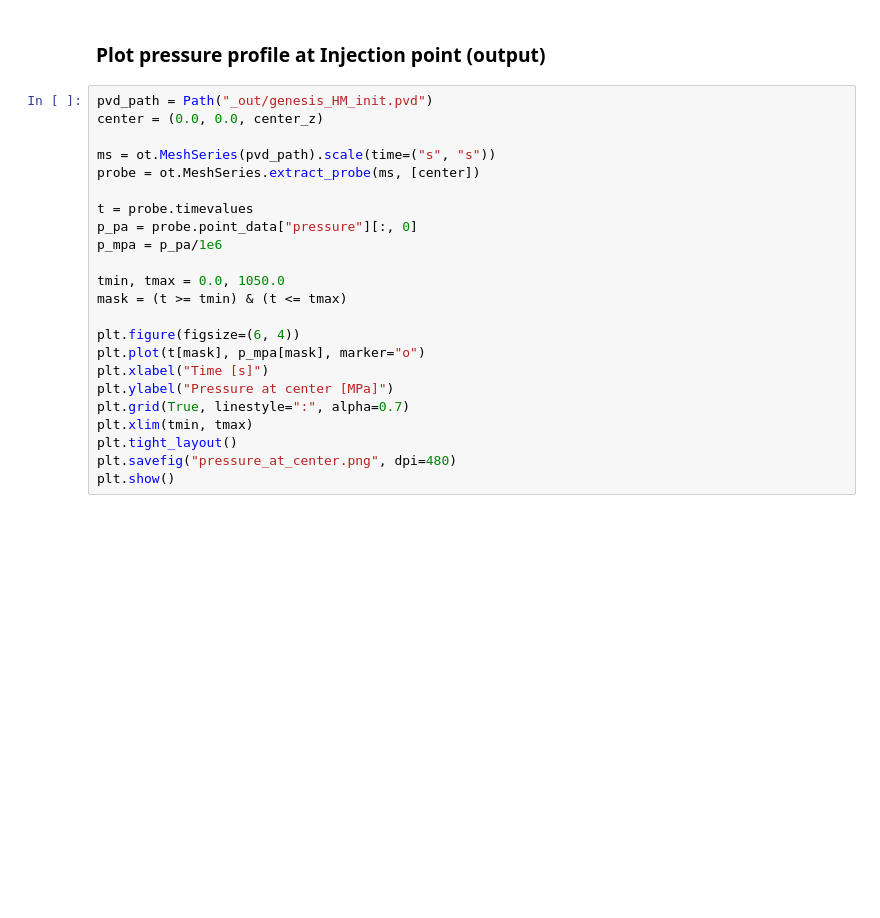
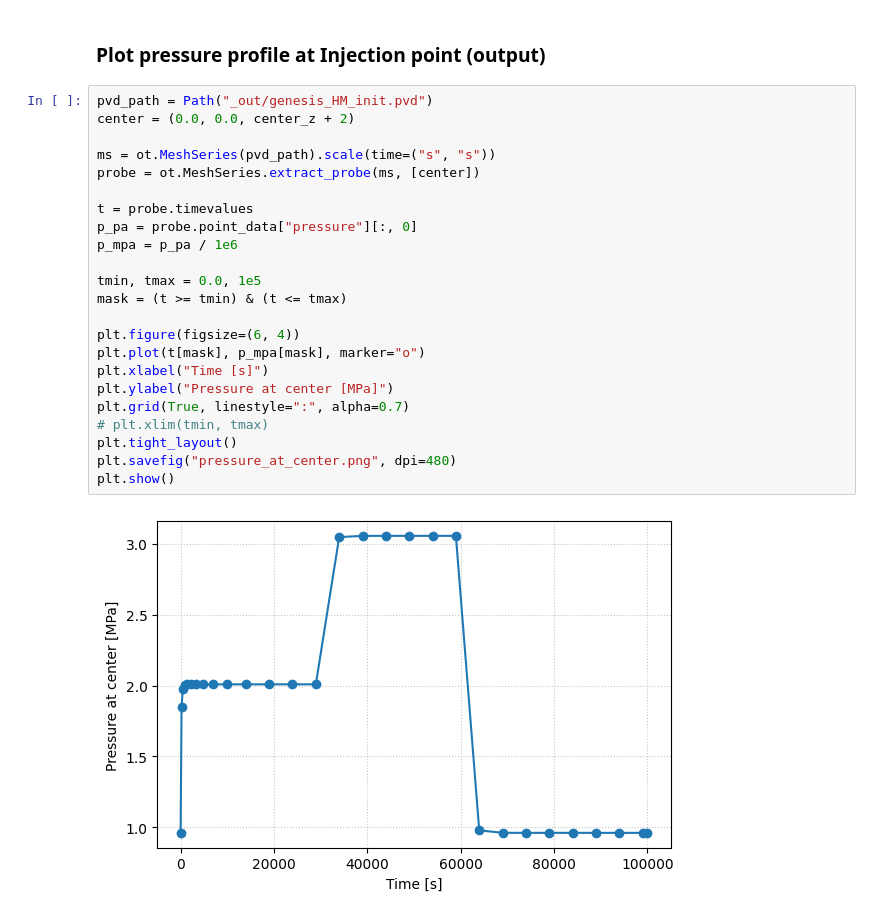
Before and after one commit to MostafaMollaali/STIMTEC, a Jupyter notebook: Fault.ipynb, the cells around one changed output. Cells and saved outputs as stored; diff of their text form; blank space fills up the shorter version.

```diff
--- a/Fault.ipynb
+++ b/Fault.ipynb
@@ -604,24 +785,26 @@ print("Saved to:", fig_dir.resolve())
 ### Plot pressure profile at Injection point (output)
 # %%
 pvd_path = Path("_out/genesis_HM_init.pvd")
-center = (0.0, 0.0, center_z)
+center = (0.0, 0.0, center_z + 2)
 
 ms = ot.MeshSeries(pvd_path).scale(time=("s", "s"))
 probe = ot.MeshSeries.extract_probe(ms, [center])
 
 t = probe.timevalues
 p_pa = probe.point_data["pressure"][:, 0]
-p_mpa = p_pa/1e6
+p_mpa = p_pa / 1e6
 
-tmin, tmax = 0.0, 1050.0
+tmin, tmax = 0.0, 1e5
 mask = (t >= tmin) & (t <= tmax)
 
 plt.figure(figsize=(6, 4))
 plt.plot(t[mask], p_mpa[mask], marker="o")
 plt.xlabel("Time [s]")
 plt.ylabel("Pressure at center [MPa]")
 plt.grid(True, linestyle=":", alpha=0.7)
-plt.xlim(tmin, tmax)
+# plt.xlim(tmin, tmax)
 plt.tight_layout()
 plt.savefig("pressure_at_center.png", dpi=480)
 plt.show()
+# %% [output]
+[figure, added]
```
Also changed, not shown: parts of 14 cells of this notebook.
